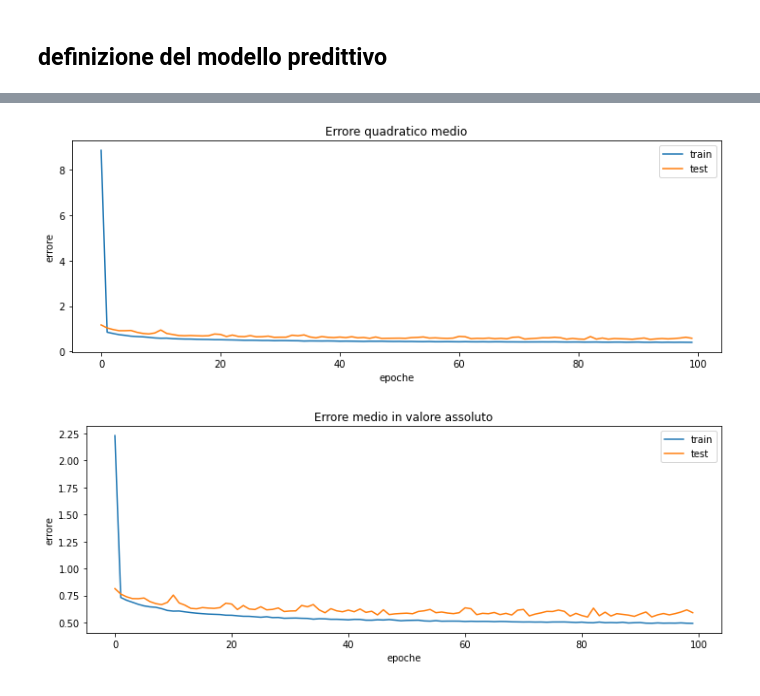
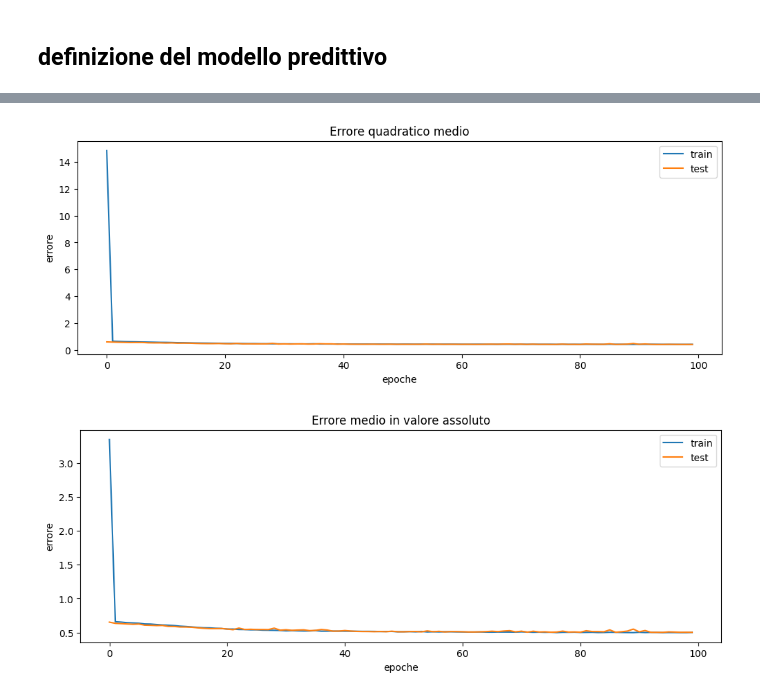
Before and after one commit to enricozanardo/m3-gpu-ml, a Jupyter notebook: week2/Esercitazione-Qualit_dei_vini/Esercitazione - qualità dei vini.ipynb, the cells around one changed output, grey strips where cells are left out. Drawn from its saved outputs; the diff is of its cells as text; code cells hidden in the pictures.

Commit message:
update model

```diff
--- a/week2/Esercitazione-Qualit_dei_vini/Esercitazione - qualità dei vini.ipynb
+++ b/week2/Esercitazione-Qualit_dei_vini/Esercitazione - qualità dei vini.ipynb
@@ -224,6 +258,8 @@ y <class 'numpy.ndarray'> (1143,)
 # il dataset prima di addestrare il modello
 
 #x, y = shuffle(x, y)
+
+x, y  = shuffle(x, y)
 # %%
 # utilizzare i primi 1000 esempi per addestrare il
 # modello e i restanti 143 esempi per validarlo
@@ -239,8 +286,8 @@ y_test = y[...]
 # normalizzare il dataset tra 0 e 1
 # calcolando i valori su cui normalizzare
 # sul solo dataset di addestramento
-scaler = ...
-scaler.fit(...)
+scaler = MinMaxScaler()
+scaler.fit(x_train)
 
-x_train = scaler.transform(...)
-x_test = scaler.transform(...)
+x_train = scaler.transform(x_train)
+x_test = scaler.transform(x_test)
@@ -251,15 +302,17 @@ x_test = scaler.transform(...)
 # con tre layer nascosti, ognuno con 8 neuroni
 # e utilizzare la funzione di attivazione ReLu
 # per ognuno di questi
-input = tf.keras.Input(shape=(...))
+input_shape = (x_train.shape[1])
 
-layer_1 = ...
-layer_2 = ...
-layer_3 = ...
+input = tf.keras.Input(shape=input_shape)
 
-output = tf.keras.layers.Dense(1)(...)
+layer_1 = tf.keras.layers.Dense(8, activation='relu')(input)
+layer_2 = tf.keras.layers.Dense(8, activation='relu')(layer_1)
+layer_3 = tf.keras.layers.Dense(8, activation='relu')(layer_2)
 
-model = tf.keras.Model(inputs=..., outputs=...)
+output = tf.keras.layers.Dense(1)(layer_3)
+
+model = tf.keras.Model(inputs=[input], outputs=[output])
 model.compile(
     optimizer=tf.keras.optimizers.SGD(),
     loss=tf.keras.losses.mean_squared_error,
@@ -267,5 +320,5 @@ model.compile(
 )
 
 # visualizzare il sommario del modello
-model...
+model.summary()
 # %% [output]
@@ -295,10 +358,13 @@ _________________________________________________________________
 # epoca
 
 log = model.fit(
-    ...,
-    ...,
-    epochs=...,
-    validation_data=...,
+    x=x_train,
+    y=y_train,
+    epochs=100,
+    validation_data=(
+        x_test,
+        y_test
+    ),
     verbose=2,
     batch_size=64
 )
@@ -323,28 +395,25 @@ Epoch 100/100
 # %%
-# visualizzazione dell'andamento dell'errore
-# durante l'addestramento
-
 plt.figure(figsize=(12, 4))
 plt.title('Errore quadratico medio')
-plt.plot(..., label='train')
-plt.plot(..., label='test')
+plt.plot(log.history['loss'], label='train')
+plt.plot(log.history['val_loss'], label='test')
 plt.xlabel('epoche')
 plt.ylabel('errore')
 plt.legend()
 plt.show()
 # %% [output]
-[figure, old version]
+[figure, new version]
 # %%
 plt.figure(figsize=(12, 4))
 plt.title('Errore medio in valore assoluto')
-plt.plot(..., label='train')
-plt.plot(..., label='test')
+plt.plot(log.history['mean_absolute_error'], label='train')
+plt.plot(log.history['val_mean_absolute_error'], label='test')
 plt.xlabel('epoche')
 plt.ylabel('errore')
 plt.legend()
 plt.show()
 # %% [output]
-[figure, old version]
+[figure, new version]
 # %%
 # recupero dati di validazione del modello
 # ovvero l'errore quadratico medio e l'errore
```
Also changed, not shown: parts of 21 cells of this notebook, 10 other files.
